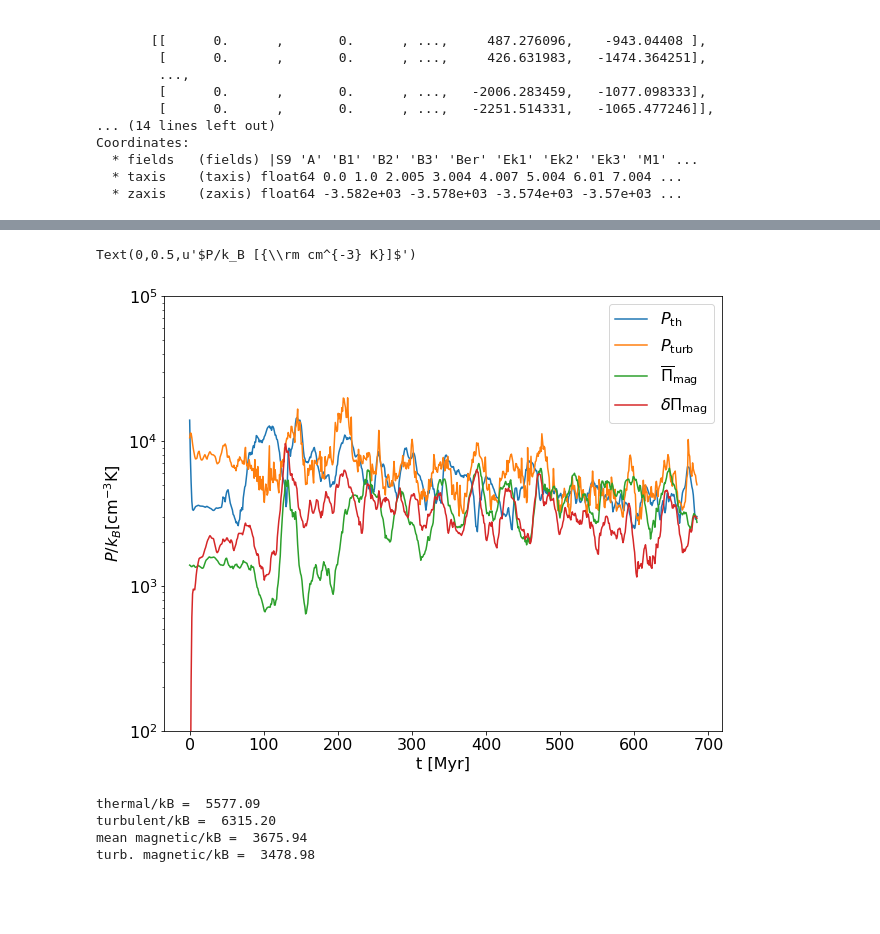
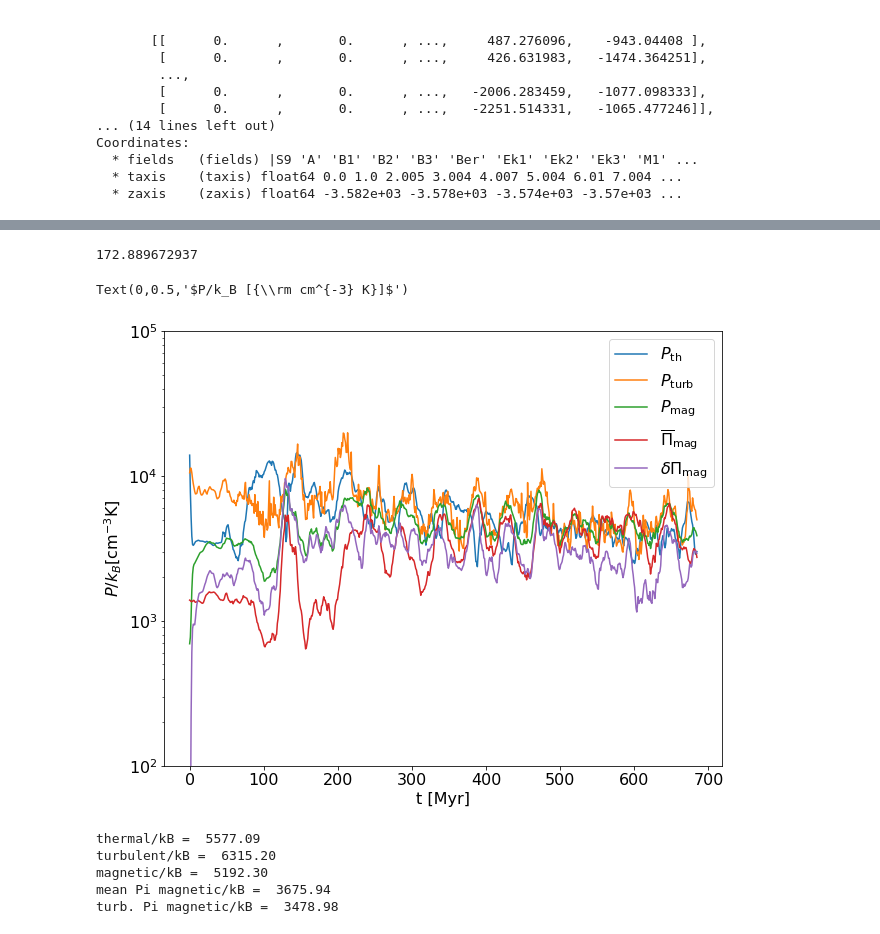
Before and after one commit to changgoo/pyathena, a Jupyter notebook: notebook/zprof_analysis.ipynb, the cells around one changed output, grey strips where cells are left out. Saved outputs shown, nothing was run; the diff lists cells and outputs as text; code cells hidden in the pictures; blank space fills up the shorter version.

```diff
--- a/notebook/zprof_analysis.ipynb
+++ b/notebook/zprof_analysis.ipynb
@@ -78,0 +101,8 @@ Note that the data is always loaded **lazily** from netCDF files. This is useful
+# %%
+cold=zprof_fnames[0]
+unst=zprof_fnames[1]
+warm=zprof_fnames[2]
+ion=zprof_fnames[3]
+hot=zprof_fnames[4]
+whole=zprof_fnames[5]
+print cold
@@ -79,4 +111,5 @@ Note that the data is always loaded **lazily** from netCDF files. This is useful
 # %%
-data=xr.open_dataarray(zprof_fnames[-1])
+#Read in data for all gas:
+data=xr.open_dataarray(whole)
 data.load()
 data.close()
@@ -332,39 +491,57 @@ data_selected=two_phase[:,zidx,:]
 const=astropy.constants
 tMyr=data_selected.taxis*units['time'].to('Myr').value
 Pok_unit=(units['pressure']/const.k_B).cgs.value
+print Pok_unit
+#This averages thermal pressure over the selected range of z (axis=0), then converts to P/k in cgs units
 Pth=(data_selected.loc['P']/data_selected.loc['A']).mean(axis=0)*Pok_unit
-
+#This uses 2*Ek3=rho*v_z^2 and averages over the selected range of z (axis=0)
 Pturb=(2.0*data_selected.loc['Ek3']/data_selected.loc['A']).mean(axis=0)*Pok_unit
 
+#This is the total magnetic pressure averaged over the selected range of z (axis=0)
+Pmag=0.5*(data_selected.loc['PB1']/data_selected.loc['A'])
+Pmag+=0.5*(data_selected.loc['PB2']/data_selected.loc['A'])
+Pmag+=0.5*(data_selected.loc['PB3']/data_selected.loc['A'])
+Pmag=Pmag.mean(axis=0)*Pok_unit
+
+#This computes (1/2(B^2) -B_z^2) for the mean B-field at each z
 oPmag=0.5*(data_selected.loc['B1']/data_selected.loc['A'])**2
 oPmag+=0.5*(data_selected.loc['B2']/data_selected.loc['A'])**2
 oPmag-=0.5*(data_selected.loc['B3']/data_selected.loc['A'])**2
 oPmag=oPmag.mean(axis=0)*Pok_unit
 
-tPmag=(data_selected.loc['dPB1']/data_selected.loc['A']).mean(axis=0)
-tPmag+=(data_selected.loc['dPB2']/data_selected.loc['A']).mean(axis=0)
-tPmag-=(data_selected.loc['dPB3']/data_selected.loc['A']).mean(axis=0)
-tPmag=tPmag*Pok_unit
+#This computes (1/2(B^2) -B_z^2) for the turbulent B-field at each z, i.e.
+tPmag=(data_selected.loc['dPB1']/data_selected.loc['A'])
+tPmag+=(data_selected.loc['dPB2']/data_selected.loc['A'])
+tPmag-=(data_selected.loc['dPB3']/data_selected.loc['A'])
+tPmag=tPmag.mean(axis=0)*Pok_unit
+
+#Midplane density
+
+den=data_selected.loc['d'].mean(axis=0)
+# %% [output]
+172.889672937
 # %%
 plt.rcParams['font.size']=16
 fig=plt.figure(figsize=(10,8))
 plt.plot(tMyr,Pth,label=r'$P_{\rm th}$')
 plt.plot(tMyr,Pturb,label=r'$P_{\rm turb}$')
+plt.plot(tMyr,Pmag,label=r'$P_{\rm mag}$')
 plt.plot(tMyr,oPmag,label=r'$\overline{\Pi}_{\rm mag}$')
 plt.plot(tMyr,tPmag,label=r'$\delta{\Pi}_{\rm mag}$')
-lg=plt.legend()
+lg=plt.legend(loc=1)
 plt.ylim(1.e2,1.e5)
 plt.yscale('log')
 plt.xlabel('t [Myr]')
 plt.ylabel(r'$P/k_B [{\rm cm^{-3} K}]$')
 # %% [output]
-Text(0,0.5,u'$P/k_B [{\\rm cm^{-3} K}]$')
+Text(0,0.5,'$P/k_B [{\\rm cm^{-3} K}]$')
-[figure, old version]
+[figure, new version]
 # %%
-for label, P in zip(['thermal','turbulent','mean magnetic','turb. magnetic'],[Pth,Pturb,oPmag,tPmag]):
+for label, P in zip(['thermal','turbulent','magnetic','mean Pi magnetic','turb. Pi magnetic'],[Pth,Pturb,Pmag,oPmag,tPmag]):
     print('{}/kB = {:8.2f}'.format(label, P[trange].data.mean()))
 # %% [output]
 thermal/kB =  5577.09
 turbulent/kB =  6315.20
-mean magnetic/kB =  3675.94
-turb. magnetic/kB =  3478.98
+magnetic/kB =  5192.30
+mean Pi magnetic/kB =  3675.94
+turb. Pi magnetic/kB =  3478.98
```
Also changed, not shown: parts of 64 cells of this notebook.
